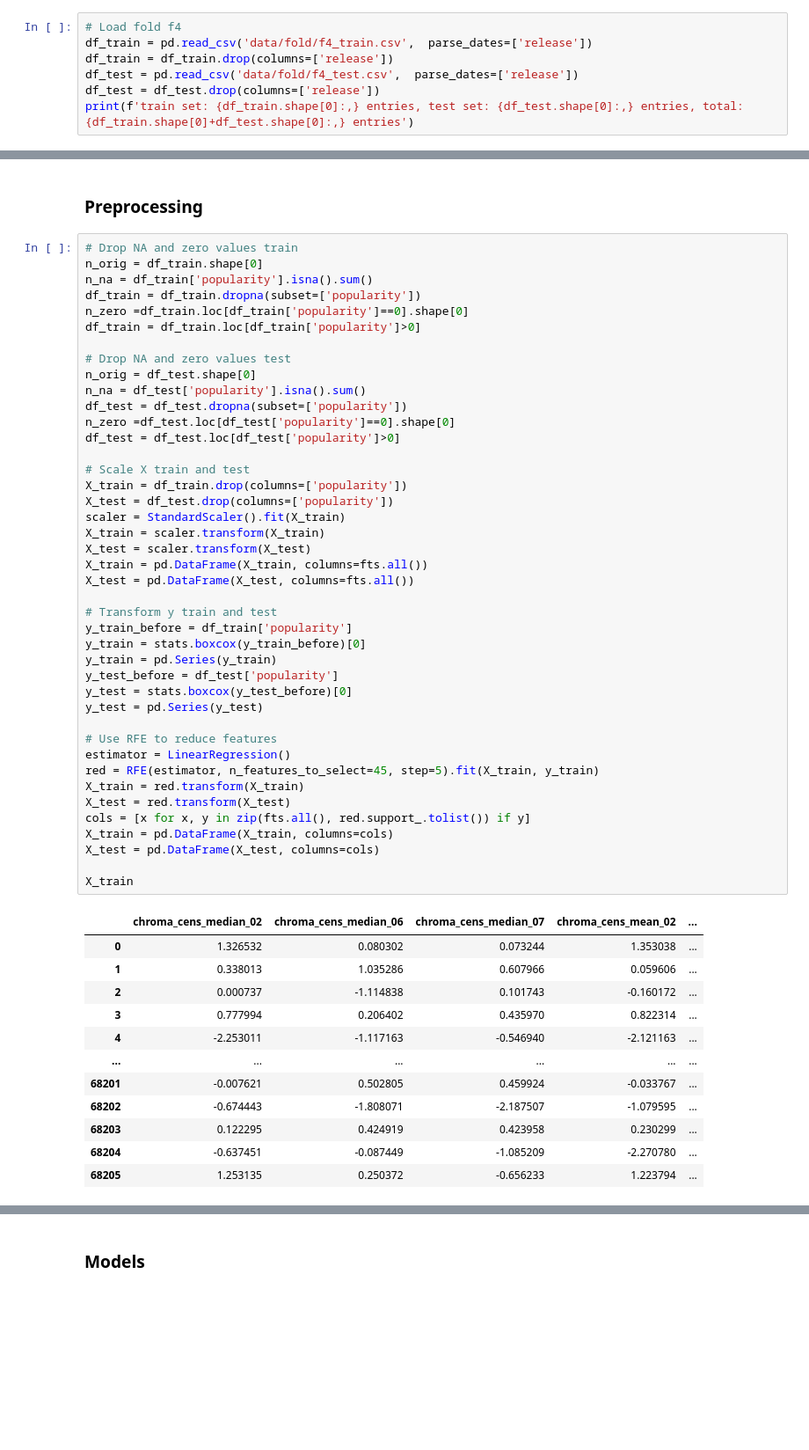
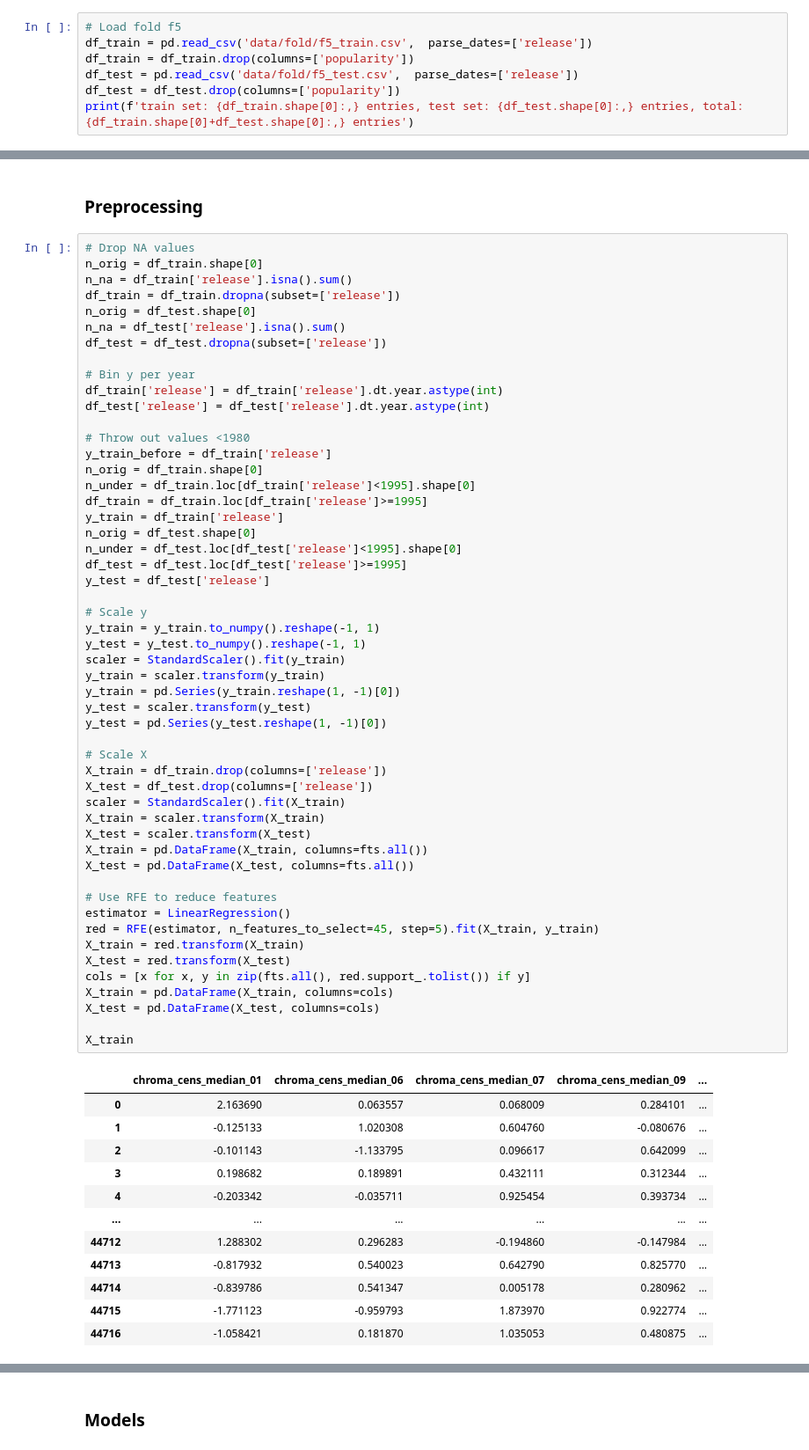
Before and after one commit to Julietvr/bds, a Jupyter notebook: regression/m2_2_regressions.ipynb, the cells around one changed output, grey strips where cells are left out. Shown: that part at 88% size. Drawn from its saved outputs; the diff is of its cells as text; blank space fills up the shorter version.

```diff
--- a/regression/m2_2_regressions.ipynb
+++ b/regression/m2_2_regressions.ipynb
@@ -54,10 +53,10 @@ fts = Feats('features.csv')
 # %% [markdown]
 #### Data
 # %%
-# Load fold f4
-df_train = pd.read_csv('data/fold/f4_train.csv',  parse_dates=['release'])
-df_train = df_train.drop(columns=['release'])
-df_test = pd.read_csv('data/fold/f4_test.csv',  parse_dates=['release'])
-df_test = df_test.drop(columns=['release'])
+# Load fold f5
+df_train = pd.read_csv('data/fold/f5_train.csv',  parse_dates=['release'])
+df_train = df_train.drop(columns=['popularity'])
+df_test = pd.read_csv('data/fold/f5_test.csv',  parse_dates=['release'])
+df_test = df_test.drop(columns=['popularity'])
 print(f'train set: {df_train.shape[0]:,} entries, test set: {df_test.shape[0]:,} entries, total: {df_train.shape[0]+df_test.shape[0]:,} entries')
 # %% [output]
@@ -65,57 +64,67 @@ train set: 68,207 entries, test set: 17,052 entries, total: 85,259 entries
 # %% [markdown]
 ### Preprocessing
 # %%
-# Drop NA and zero values train
+# Drop NA values
 n_orig = df_train.shape[0]
-n_na = df_train['popularity'].isna().sum()
-df_train = df_train.dropna(subset=['popularity'])
-n_zero =df_train.loc[df_train['popularity']==0].shape[0]
-df_train = df_train.loc[df_train['popularity']>0]
+n_na = df_train['release'].isna().sum()
+df_train = df_train.dropna(subset=['release'])
+n_orig = df_test.shape[0]
+n_na = df_test['release'].isna().sum()
+df_test = df_test.dropna(subset=['release'])
 
-# Drop NA and zero values test
+# Bin y per year
+df_train['release'] = df_train['release'].dt.year.astype(int)
+df_test['release'] = df_test['release'].dt.year.astype(int)
+
+# Throw out values <1980
+y_train_before = df_train['release']
+n_orig = df_train.shape[0]
+n_under = df_train.loc[df_train['release']<1995].shape[0]
+df_train = df_train.loc[df_train['release']>=1995]
+y_train = df_train['release']
 n_orig = df_test.shape[0]
-n_na = df_test['popularity'].isna().sum()
-df_test = df_test.dropna(subset=['popularity'])
-n_zero =df_test.loc[df_test['popularity']==0].shape[0]
-df_test = df_test.loc[df_test['popularity']>0]
+n_under = df_test.loc[df_test['release']<1995].shape[0]
+df_test = df_test.loc[df_test['release']>=1995]
+y_test = df_test['release']
 
-# Scale X train and test
-X_train = df_train.drop(columns=['popularity'])
-X_test = df_test.drop(columns=['popularity'])
+# Scale y
+y_train = y_train.to_numpy().reshape(-1, 1)
+y_test = y_test.to_numpy().reshape(-1, 1)
+scaler = StandardScaler().fit(y_train)
+y_train = scaler.transform(y_train)
+y_train = pd.Series(y_train.reshape(1, -1)[0])
+y_test = scaler.transform(y_test)
+y_test = pd.Series(y_test.reshape(1, -1)[0])
+
+# Scale X
+X_train = df_train.drop(columns=['release'])
+X_test = df_test.drop(columns=['release'])
 scaler = StandardScaler().fit(X_train)
 X_train = scaler.transform(X_train)
 X_test = scaler.transform(X_test)
 X_train = pd.DataFrame(X_train, columns=fts.all())
 X_test = pd.DataFrame(X_test, columns=fts.all())
-
-# Transform y train and test
-y_train_before = df_train['popularity']
-y_train = stats.boxcox(y_train_before)[0]
-y_train = pd.Series(y_train)
-y_test_before = df_test['popularity']
-y_test = stats.boxcox(y_test_before)[0]
-y_test = pd.Series(y_test)
 
 # Use RFE to reduce features
 estimator = LinearRegression()
 red = RFE(estimator, n_features_to_select=45, step=5).fit(X_train, y_train)
 X_train = red.transform(X_train)
 X_test = red.transform(X_test)
 cols = [x for x, y in zip(fts.all(), red.support_.tolist()) if y]
 X_train = pd.DataFrame(X_train, columns=cols)
 X_test = pd.DataFrame(X_test, columns=cols)
 
 X_train
 # %% [output]
-|  | chroma_cens_median_02 | chroma_cens_median_06 | chroma_cens_median_07 | chroma_cens_mean_02 | ... |
-| 0 | 1.326532 | 0.080302 | 0.073244 | 1.353038 | ... |
-| 1 | 0.338013 | 1.035286 | 0.607966 | 0.059606 | ... |
-| 2 | 0.000737 | -1.114838 | 0.101743 | -0.160172 | ... |
-| 3 | 0.777994 | 0.206402 | 0.435970 | 0.822314 | ... |
-| 4 | -2.253011 | -1.117163 | -0.546940 | -2.121163 | ... |
+|  | chroma_cens_median_01 | chroma_cens_median_06 | chroma_cens_median_07 | chroma_cens_median_09 | ... |
+| 0 | 2.163690 | 0.063557 | 0.068009 | 0.284101 | ... |
+| 1 | -0.125133 | 1.020308 | 0.604760 | -0.080676 | ... |
+| 2 | -0.101143 | -1.133795 | 0.096617 | 0.642099 | ... |
+| 3 | 0.198682 | 0.189891 | 0.432111 | 0.312344 | ... |
+| 4 | -0.203342 | -0.035711 | 0.925454 | 0.393734 | ... |
 | ... | ... | ... | ... | ... | ... |
-| 68201 | -0.007621 | 0.502805 | 0.459924 | -0.033767 | ... |
-| 68202 | -0.674443 | -1.808071 | -2.187507 | -1.079595 | ... |
-| 68203 | 0.122295 | 0.424919 | 0.423958 | 0.230299 | ... |
-| 68204 | -0.637451 | -0.087449 | -1.085209 | -2.270780 | ... |
-| 68205 | 1.253135 | 0.250372 | -0.656233 | 1.223794 | ... |
+| 44712 | 1.288302 | 0.296283 | -0.194860 | -0.147984 | ... |
+| 44713 | -0.817932 | 0.540023 | 0.642790 | 0.825770 | ... |
+| 44714 | -0.839786 | 0.541347 | 0.005178 | 0.280962 | ... |
+| 44715 | -1.771123 | -0.959793 | 1.873970 | 0.922774 | ... |
+| 44716 | -1.058421 | 0.181870 | 1.035053 | 0.480875 | ... |
```
Also changed, not shown: parts of 9 cells of this notebook, 2 other files.
